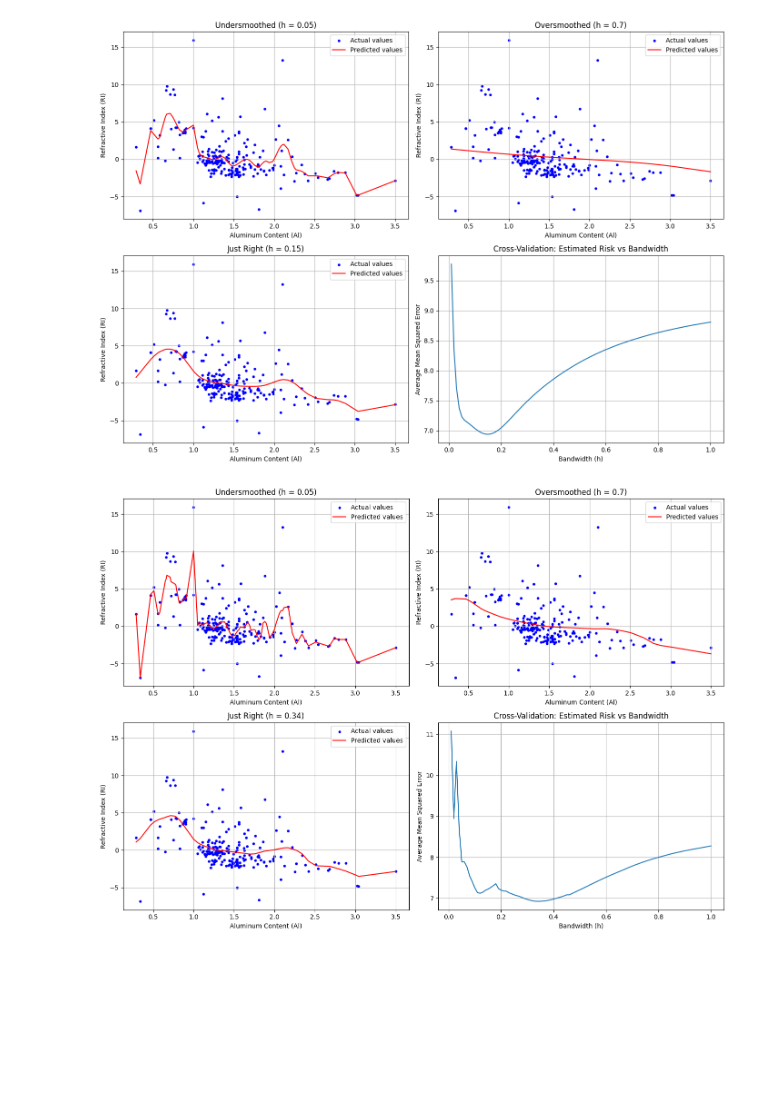
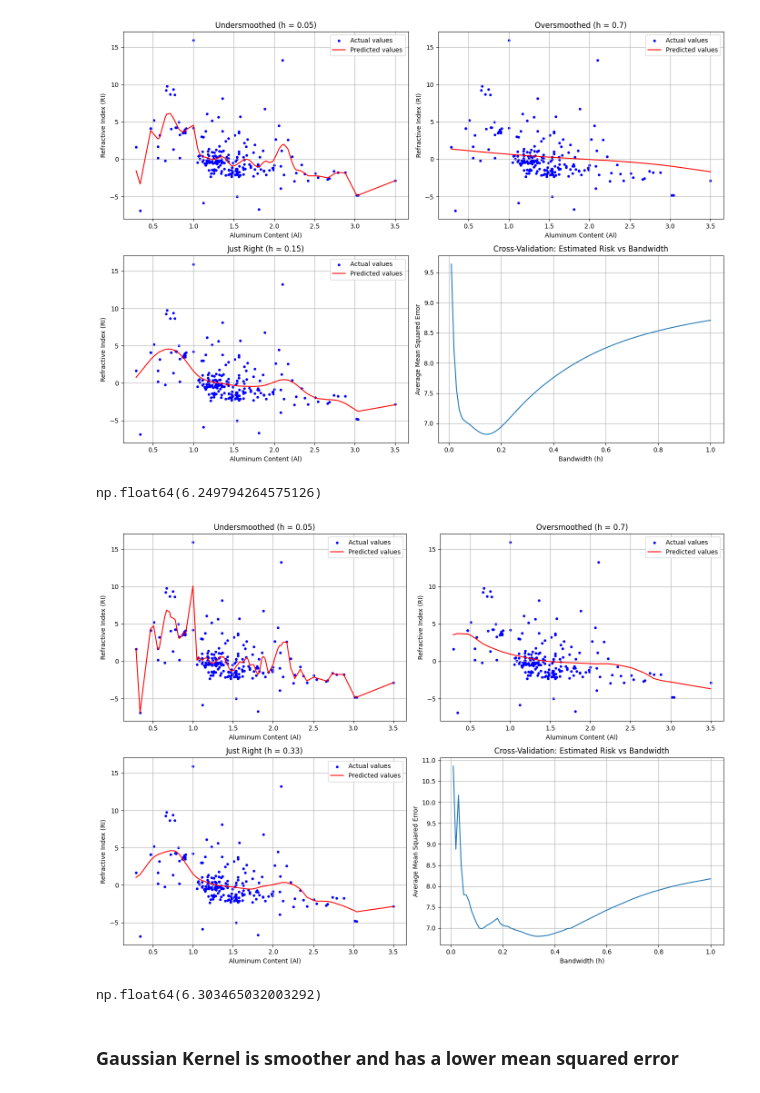
Before and after one commit to aayushborkar14/DAI-Assignments, a Jupyter notebook: A3/code/4.ipynb, the cells around one changed output. Saved outputs shown, nothing was run; the diff lists cells and outputs as text; code cells hidden in the pictures; blank space fills up the shorter version.

```diff
--- a/A3/code/4.ipynb
+++ b/A3/code/4.ipynb
@@ -29,16 +28,36 @@ X = df['Al'].to_numpy()
 Y = df['RI'].to_numpy()
 sorted_indices = np.argsort(X)
 X_sorted = X[sorted_indices]
+# %%
+def kfold_split(X, k, shuffle=True, random_state=None):
+    if shuffle:
+        if random_state is not None:
+            np.random.seed(random_state)
+        indices = np.random.permutation(len(X))
+    else:
+        indices = np.arange(len(X))
+
+    fold_size = len(X) // k
+    folds = []
+
+    for i in range(k):
+        start = i * fold_size
+        end = start + fold_size if i != k - 1 else len(X)
+        test_indices = indices[start:end]
+        train_indices = np.concatenate((indices[:start], indices[end:]))
+        folds.append((train_indices, test_indices))
+
+    return folds
 # %%
 k = 10
-kf = KFold(n_splits=k, shuffle=True, random_state=42)
+folds = kfold_split(X, k, shuffle=True, random_state=42)
 
 bandwidths = np.linspace(0.01, 1.0, 100)
 average_mse_values = []
 
 for h in bandwidths:
     mse_values = []
-    for train_index, test_index in kf.split(X):
+    for train_index, test_index in folds:
         X_train, X_test = X[train_index], X[test_index]
         Y_train, Y_test = Y[train_index], Y[test_index]
 
@@ -66,44 +85,48 @@ axs[0, 0].grid(True)
 
 h = 0.7
 Y_pred_sorted = np.array([NadarayaWatsonKernel(x, X, Y, h, GaussianKernel) for x in X_sorted])
 axs[0, 1].scatter(X, Y, color='blue', label='Actual values', s=10)
 axs[0, 1].plot(X_sorted, Y_pred_sorted, color='red', label='Predicted values')
 axs[0, 1].set_title('Oversmoothed (h = 0.7)')
 axs[0, 1].set_xlabel('Aluminum Content (Al)')
 axs[0, 1].set_ylabel('Refractive Index (RI)')
 axs[0, 1].legend()
 axs[0, 1].grid(True)
 
 h = optimal_bandwidth
 Y_pred_sorted = np.array([NadarayaWatsonKernel(x, X, Y, h, GaussianKernel) for x in X_sorted])
 axs[1, 0].scatter(X, Y, color='blue', label='Actual values', s=10)
 axs[1, 0].plot(X_sorted, Y_pred_sorted, color='red', label='Predicted values')
 axs[1, 0].set_title(f'Just Right (h = {optimal_bandwidth:.2f})')
 axs[1, 0].set_xlabel('Aluminum Content (Al)')
 axs[1, 0].set_ylabel('Refractive Index (RI)')
 axs[1, 0].legend()
 axs[1, 0].grid(True)
 
 axs[1, 1].plot(bandwidths, average_mse_values, linestyle='-')
 axs[1, 1].set_title('Cross-Validation: Estimated Risk vs Bandwidth')
 axs[1, 1].set_xlabel('Bandwidth (h)')
 axs[1, 1].set_ylabel('Average Mean Squared Error')
 axs[1, 1].grid(True)
 
 plt.tight_layout()
 plt.show()
 # %% [output]
-[figure, old version]
+[figure, new version]
+# %%
+np.mean((Y_pred_sorted - Y[sorted_indices]) ** 2)
+# %% [output]
+np.float64(6.249794264575126)
 # %%
 k = 10
-kf = KFold(n_splits=k, shuffle=True, random_state=42)
+folds = kfold_split(X, k, shuffle=True, random_state=42)
 
 bandwidths = np.linspace(0.01, 1.0, 100)
 average_mse_values = []
 
 for h in bandwidths:
     mse_values = []
-    for train_index, test_index in kf.split(X):
+    for train_index, test_index in folds:
         X_train, X_test = X[train_index], X[test_index]
         Y_train, Y_test = Y[train_index], Y[test_index]
 
@@ -158,4 +181,10 @@ axs[1, 1].grid(True)
 plt.tight_layout()
 plt.show()
 # %% [output]
-[figure, old version]
+[figure, new version]
+# %%
+np.mean((Y_pred_sorted - Y[sorted_indices]) ** 2)
+# %% [output]
+np.float64(6.303465032003292)
+# %% [markdown]
+### Gaussian Kernel is smoother and has a lower mean squared error
```
Also changed, not shown: parts of 1 cell of this notebook, 1 other file.
